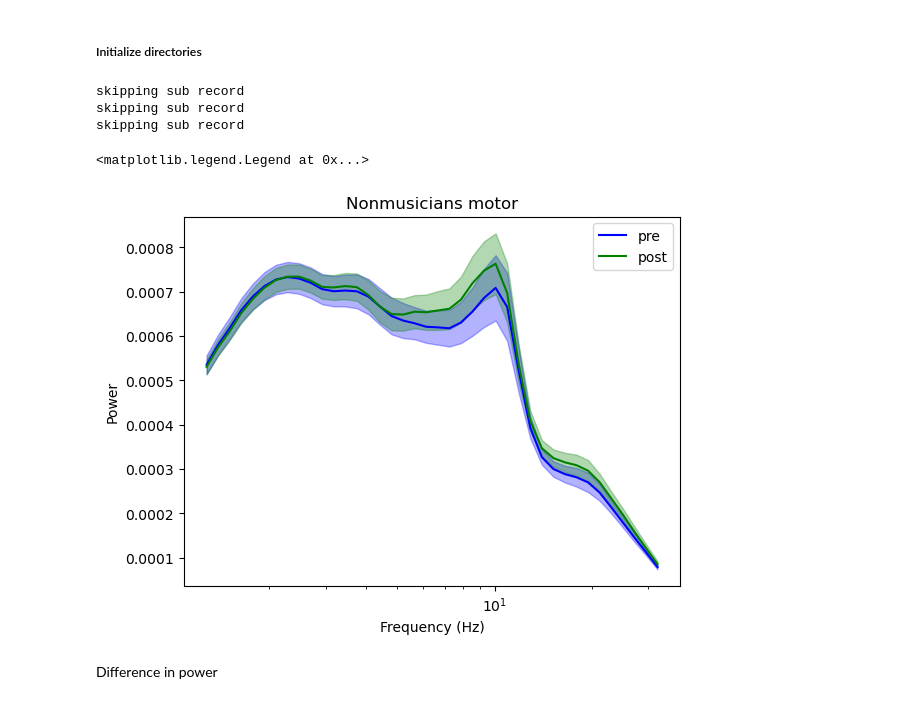
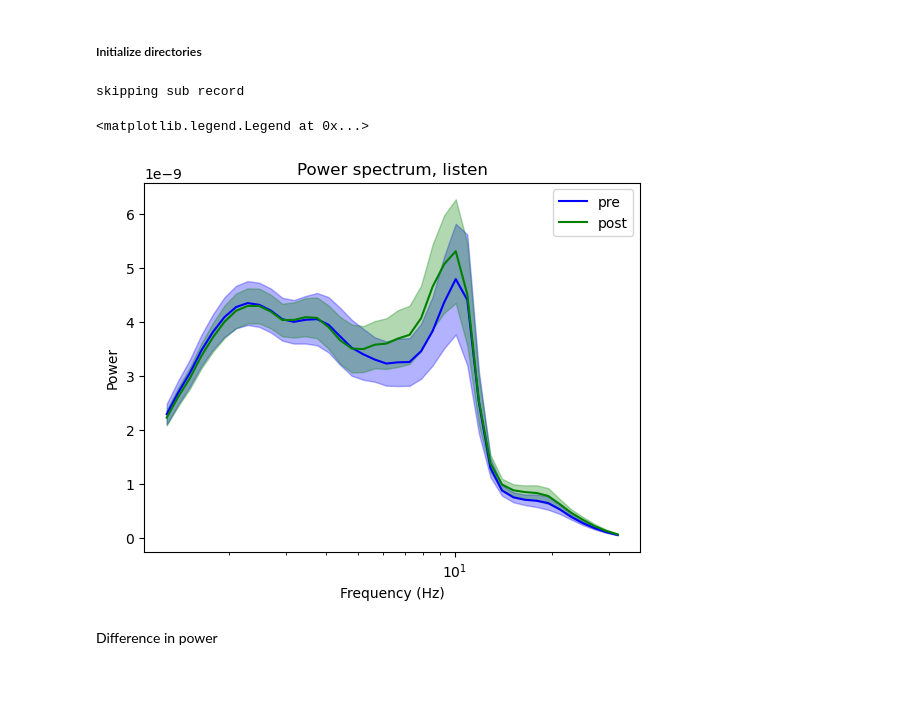
Before and after one commit to haiqin-zhang/AM-EEG, a Jupyter notebook: wavelet/plot_pywavelet.ipynb, the cells around one changed output. Cells and saved outputs as stored; diff of their text form; code cells hidden in the pictures.

Commit message:
power calculation corrections

```diff
--- a/wavelet/plot_pywavelet.ipynb
+++ b/wavelet/plot_pywavelet.ipynb
@@ -199,67 +122,26 @@ task = 'listen'
 channels = 'Cz'"""
 
 power_df_all = power_over_subs(subjects_to_process, wavelet_dir, freqs_to_sum='all', already_ave=True, ch_to_process = ch_to_visualize)
-power_df_45 = power_over_subs(subjects_to_process, wavelet_dir, freqs_to_sum=[4,5])
-power_df_1220 = power_over_subs(subjects_to_process, wavelet_dir, freqs_to_sum=[12,20])
+#power_df_45 = power_over_subs(subjects_to_process, wavelet_dir, freqs_to_sum=[4,5])
+#power_df_1220 = power_over_subs(subjects_to_process, wavelet_dir, freqs_to_sum=[12,20])
 
-power_musicians_pre = power_df_all.query("musician == 1 & period == 'pre'")
-power_musicians_post = power_df_all.query("musician == 1 & period == 'post'")
-power_nonmusicians_pre = power_df_all.query("musician == 0 & period == 'pre'")
-power_nonmusicians_post = power_df_all.query("musician == 0 & period == 'post'")
+#power_musicians_pre = power_df_all.query("musician == 1 & period == 'pre'")
+#power_musicians_post = power_df_all.query("musician == 1 & period == 'post'")
+#power_nonmusicians_pre = power_df_all.query("musician == 0 & period == 'pre'")
+#power_nonmusicians_post = power_df_all.query("musician == 0 & period == 'post'")
 
 power_all_pre = power_df_all.query("period == 'pre'")
 power_all_post = power_df_all.query("period == 'post'")
 # %% [output]
 skipping sub record
-skipping sub record
-skipping sub record
-# %%
-def plot_power_freqs(freqs, power_data, label = None, color = None, normalize = False ):
-    """
-    makes a plot of power vs freq
-    freqs: x axis data (vector of freqs from wavelet info)
-    power_data: 2d array n_subjects x n_freqs
-
-    """
-    if isinstance (power_data, pd.DataFrame):
-    # Assuming power_df_all['power'] is a 2D array where rows are observations (e.g., trials or subjects) and columns are frequencies
-        power = np.array(power_data['power'].tolist())  # Convert to numpy array if it's not already
-    else:
-        assert isinstance(power_data, np.ndarray)
-        power = power_data
-
-
-    power_mean = power.mean(axis=0)  # Mean across observationa
-
-    #normalize aggregated data
-    if normalize:
-        power_mean = power_mean/power_mean.max()
-
-    ##### TO FIX: sem is too small to show up
-    power_sem = power.std(axis=0, ddof=1) / np.sqrt(power.shape[0])  # SEM computation
-
-
-
-    # Plot the mean power spectrum
-    plt.plot(freqs, power_mean, label = label, color = color)
-
-    # Add SEM as a shaded region
-    plt.fill_between(freqs,
-                    power_mean - power_sem,
-                    power_mean + power_sem,
-                    color = color,
-                    alpha=0.3)
-    plt.xscale('log')
-    plt.xlabel('Frequency (Hz)')
-    plt.ylabel('Power')
 # %%
-plot_power_freqs(freqs, power_all_pre, color = 'blue', label = 'pre', normalize= False)
-plot_power_freqs(freqs, power_all_post, color = 'green', label = 'post', normalize= False)
-plt.title('Nonmusicians motor')
+plot_power_freqs(freqs, power_all_pre, color = 'blue', label = 'pre')
+plot_power_freqs(freqs, power_all_post, color = 'green', label = 'post')
+plt.title(f'Power spectrum, {task}')
 plt.legend()
 # %% [output]
 <matplotlib.legend.Legend at 0x...>
-[figure, old version]
+[figure, new version]
 # %% [markdown]
 Difference in power
 # %%
```
Also changed, not shown: parts of 20 cells of this notebook, 10 other files.
